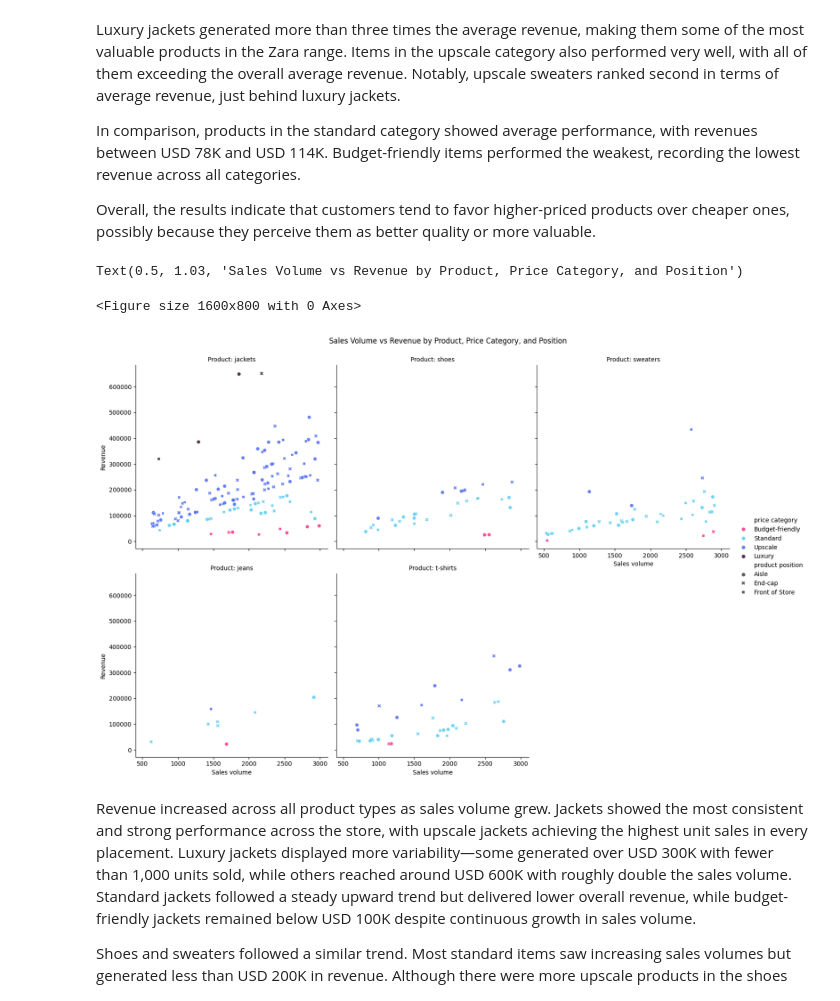
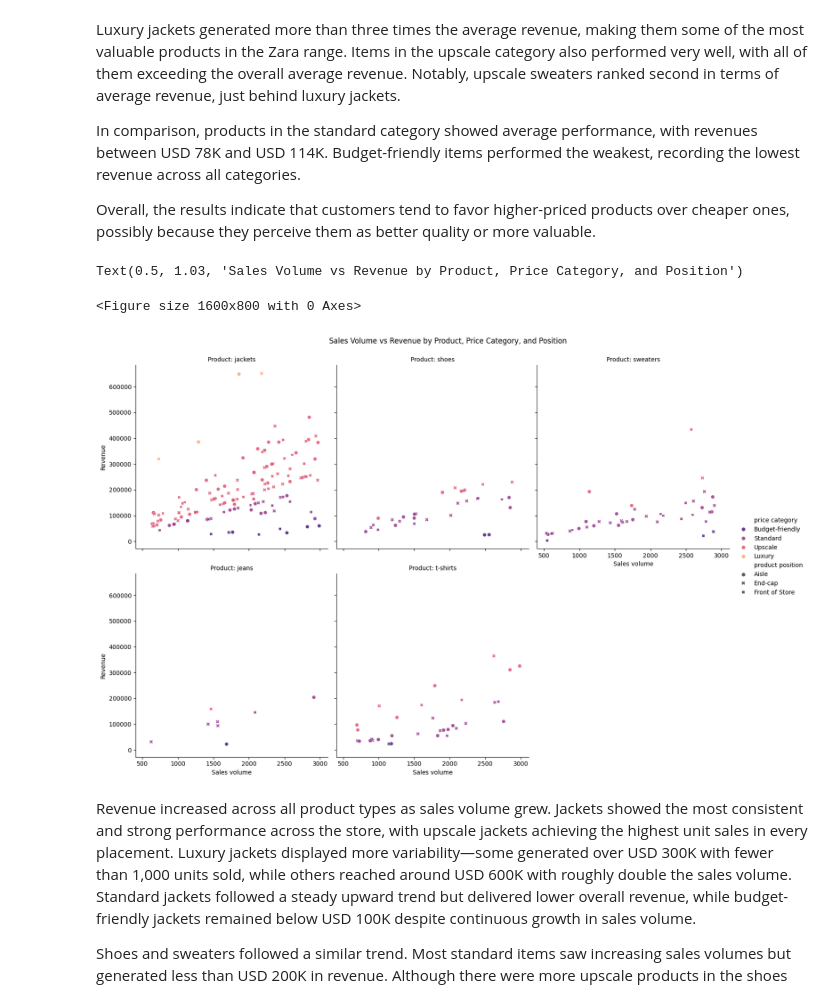
Before and after one commit to martaorawiec1-star/zara-sales-analysis, a Jupyter notebook: Zara_Sales_Analysis.ipynb, the cells around one changed output. Cells and saved outputs as stored; diff of their text form; code cells hidden in the pictures.

```diff
--- a/Zara_Sales_Analysis.ipynb
+++ b/Zara_Sales_Analysis.ipynb
@@ -646,20 +646,19 @@ Overall, the results indicate that customers tend to favor higher-priced product
 # %%
 # Relationship between sales volume x revenue and product, price category and product position
 plt.figure(figsize=(16, 8))
 
-palette = ["#F72585","#4CC9F0","#4361EE","#290025"]
-
+palette='magma'
 g = sns.relplot(data=df,x="sales volume",y="revenue",col="terms",col_wrap=3,
                 style="product position",hue="price category",
                 alpha=0.8,palette=palette)
 
 g.set_axis_labels("Sales volume", "Revenue")
 g.set_titles(col_template="Product: {col_name}")
 g.fig.suptitle("Sales Volume vs Revenue by Product, Price Category, and Position", y=1.03)
 # %% [output]
 Text(0.5, 1.03, 'Sales Volume vs Revenue by Product, Price Category, and Position')
 <Figure size 1600x800 with 0 Axes>
-[figure, old version]
+[figure, new version]
 # %% [markdown]
 Revenue increased across all product types as sales volume grew. Jackets showed the most consistent and strong performance across the store, with upscale jackets achieving the highest unit sales in every placement. Luxury jackets displayed more variability—some generated over USD 300K with fewer than 1,000 units sold, while others reached around USD 600K with roughly double the sales volume. Standard jackets followed a steady upward trend but delivered lower overall revenue, while budget-friendly jackets remained below USD 100K despite continuous growth in sales volume.
 
```
Also changed, not shown: parts of 6 cells of this notebook.
